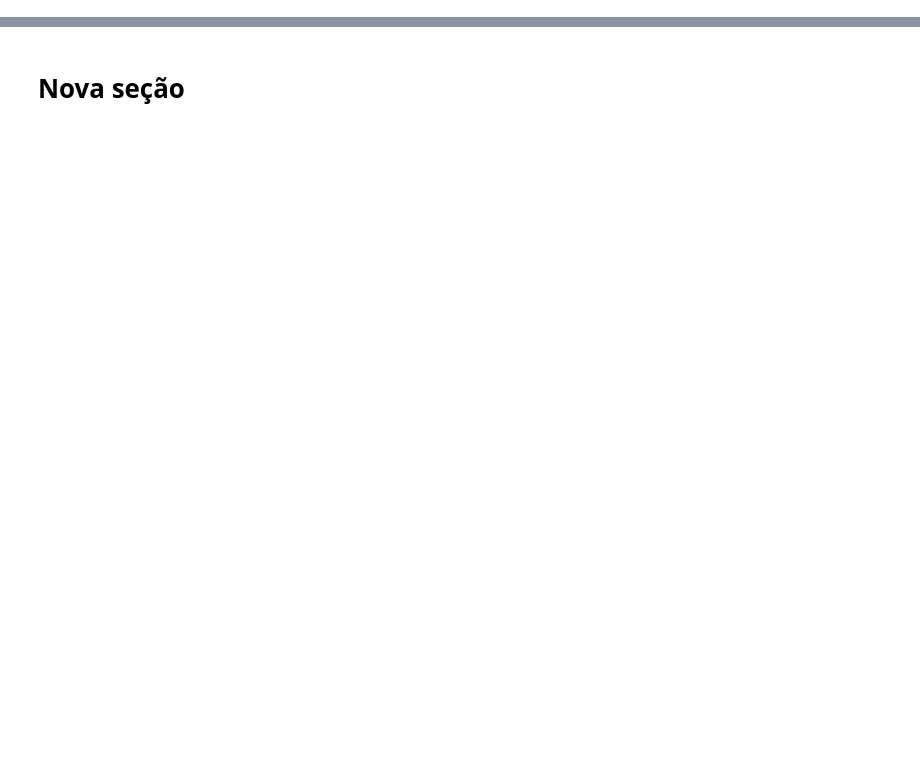
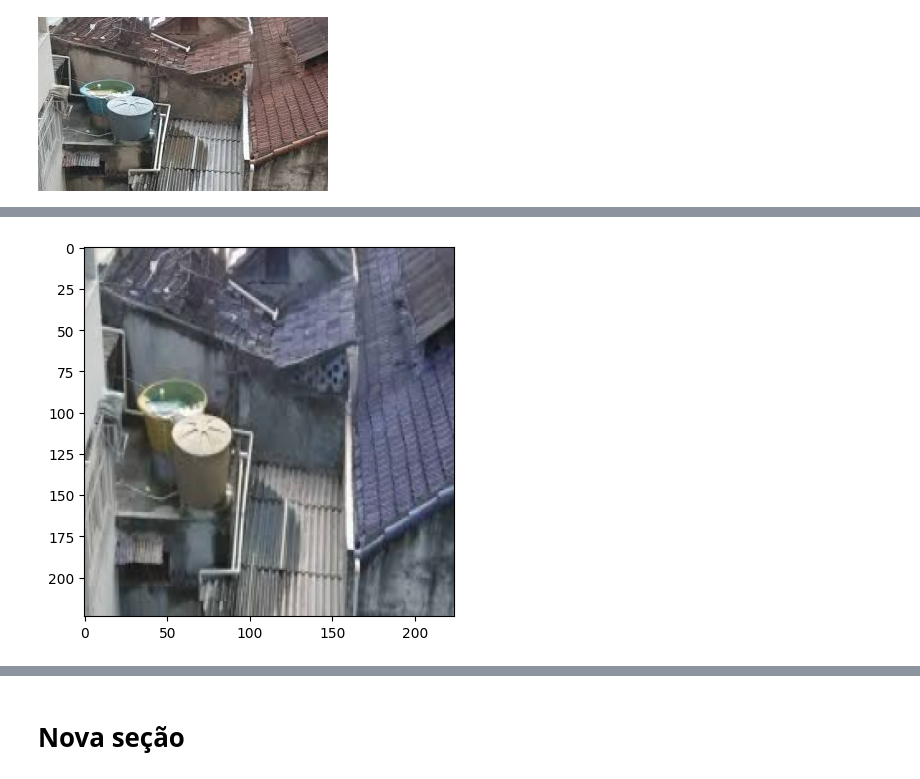
Before and after one commit to kilderehenrique/tcc, a Jupyter notebook: object_detection_model.ipynb, the cells around one changed output, grey strips where cells are left out. Cells and saved outputs as stored; diff of their text form; code cells hidden in the pictures; blank space fills up the shorter version.

Commit message:
-> Modelo criado usando o teachable machine, tensorflow-Keras e OpenCv

```diff
--- a/object_detection_model.ipynb
+++ b/object_detection_model.ipynb
@@ -14,0 +21,78 @@ print(tf.__version__)
+# %%
+from keras.models import load_model  # TensorFlow is required for Keras to work
+import cv2  # Install opencv-python
+import numpy as np
+from google.colab.patches import cv2_imshow
+
+# Disable scientific notation for clarity
+np.set_printoptions(suppress=True)
+
+# Load the model
+
+model = load_model("/content/Model/keras_model.h5", compile=False)
+model.summary()
+
+# Load the labels
+class_names = open("/content/Model/labels.txt", "r").readlines()
+
+# CAMERA can be 0 or 1 based on default camera of your computer
+image = cv2.imread("/content/Assets/1.jpg")
+cv2_imshow(image)
+cv2.waitKey(0)
+
+
+#while True:
+    # Grab the webcamera's image.
+    # ret, image = image.read()
+
+    # Resize the raw image into (224-height,224-width) pixels
+
+image = cv2.resize(image, (224, 224), interpolation=cv2.INTER_AREA)
+
+    # Show the image in a window
+#cv2.imshow("Webcam Image", image)
+
+    # Convert the image to a numpy array and reshape it to the model's input shape
+image_array = np.asarray(image, dtype=np.float32).reshape(1, 224, 224, 3)
+
+print(image_array.shape)
+    # Normalize the image array
+image = (image_array / 127.5) - 1
+
+    # Predicts the model
+prediction = model.predict(image_array)
+
+#builds the detection boxes
+detection_boxes = prediction[0]
+
+if detection_boxes is None:
+  print("no objects detected in the image")
+if detection_boxes.shape[0]!= 4:
+  print("Model is not outputing the correct number of detection boxes")
+else:
+  for box in detection_boxes:
+    x1, y1, x2, y2 = box
+    cv2.rectangle(image, (x1, y1), (x2, y2), (0, 255, 0), 2)
+
+image = cv2.imread("/content/Assets/1.jpg")
+image = cv2.resize(image, (224, 224), interpolation=cv2.INTER_AREA)
+image = image.reshape((224, 224, 3))  # Reshape to (height, width, channels)
+plt.imshow(image)
+plt.show()
+
+
+index = np.argmax(prediction)
+class_name = class_names[index]
+confidence_score = prediction[0][index]
+
+# Print prediction and confidence score
+print("Class:", class_name[2:], end="")
+print("Confidence Score:", str(np.round(confidence_score * 100))[:-2], "%")
+
+# Listen to the keyboard for presses.
+keyboard_input = cv2.waitKey(1)
+
+    # 27 is the ASCII for the esc key on your keyboard.
+  #if keyboard_input == 27:
+   # break
+# %% [output]
@@ -14,0 +112 @@ print(tf.__version__)
+[figure, added]
@@ -14,0 +116 @@ print(tf.__version__)
+[figure, added]
```
Also changed, not shown: parts of 8 cells of this notebook.
